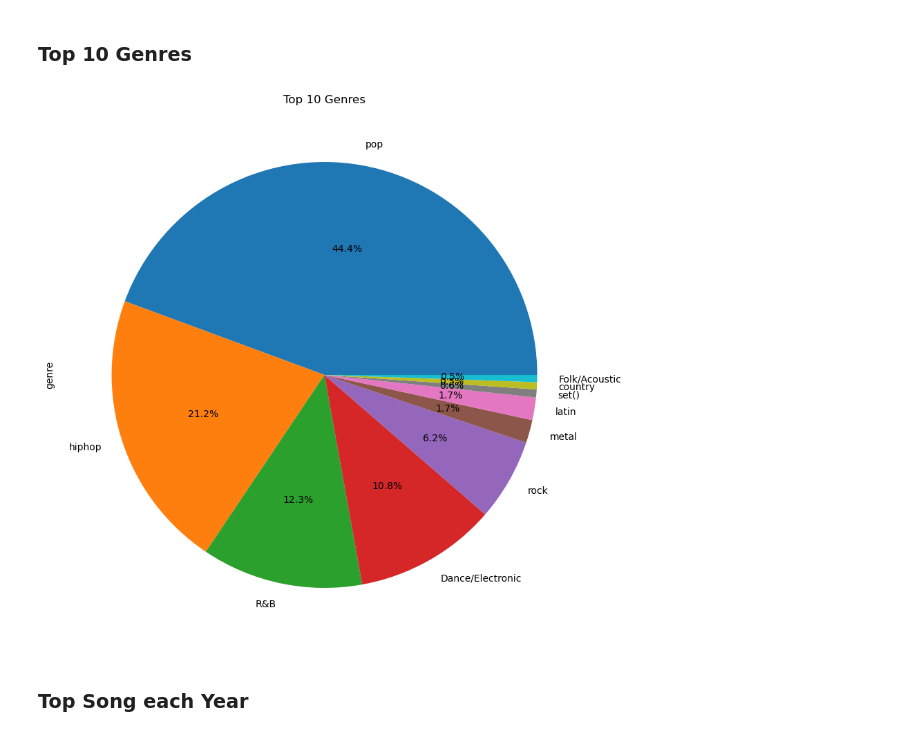
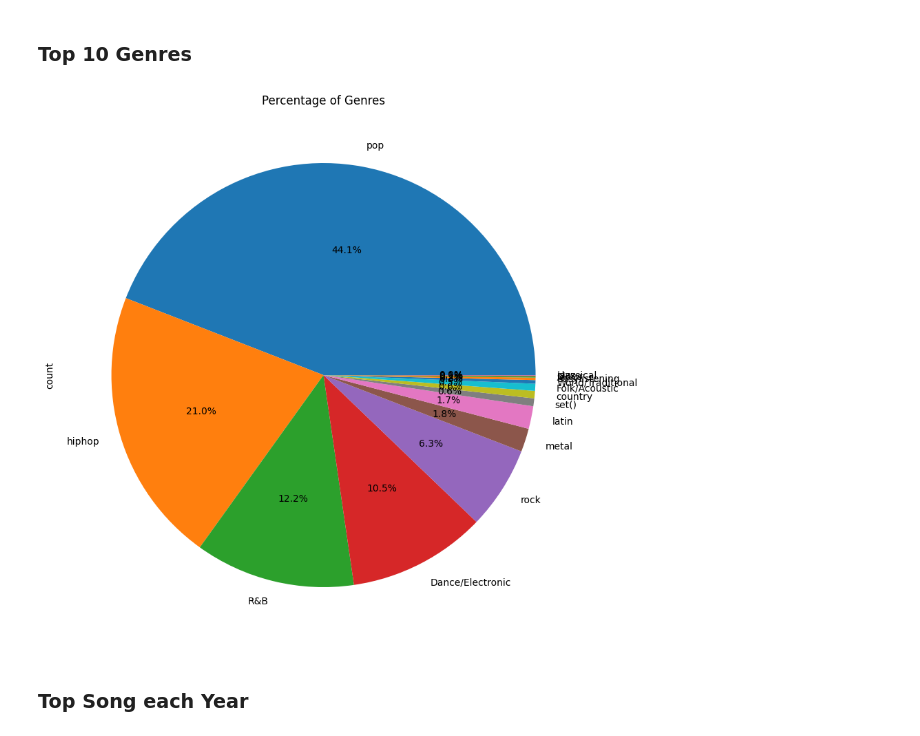
Before and after one commit to mduos/scipy_project_group_16, a Jupyter notebook: SpotifyAnalysis.ipynb, the cells around one changed output. Drawn from its saved outputs; the diff is of its cells as text; code cells hidden in the pictures.

```diff
--- a/SpotifyAnalysis.ipynb
+++ b/SpotifyAnalysis.ipynb
@@ -92,2 +65,0 @@ Since there are none, we don't need to change anything. However, there are a few
-# %%
-df = df.drop_duplicates()
@@ -160,15 +149,10 @@ topSongs(df, 10)
 # %% [markdown]
 ### Top 10 Genres
 # %%
-top_10_genres = genres.groupby('genre').sum(numeric_only=True).sort_values('popularity', ascending=False).head(10)
-
-fig = plt.figure(figsize = (10, 10))
-ax = fig.subplots()
-genres.genre.value_counts()[:10].plot(ax=ax, kind = "pie", autopct='%1.1f%%')
-ax.set_title("Top 10 Genres")
-plt.show()
+from custom_plots import percGenres
+percGenres(df)
 # %% [output]
-[figure, old version]
+[figure, new version]
 # %% [markdown]
 ### Top Song each Year
 # %%
```
Also changed, not shown: parts of 4 cells of this notebook.
